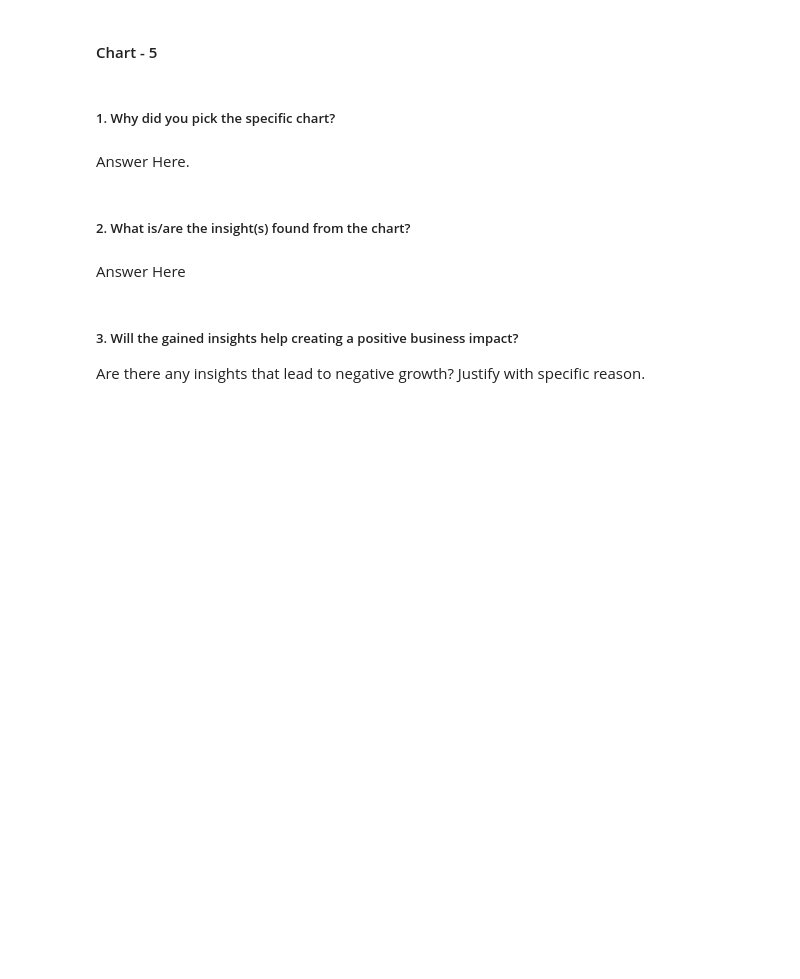
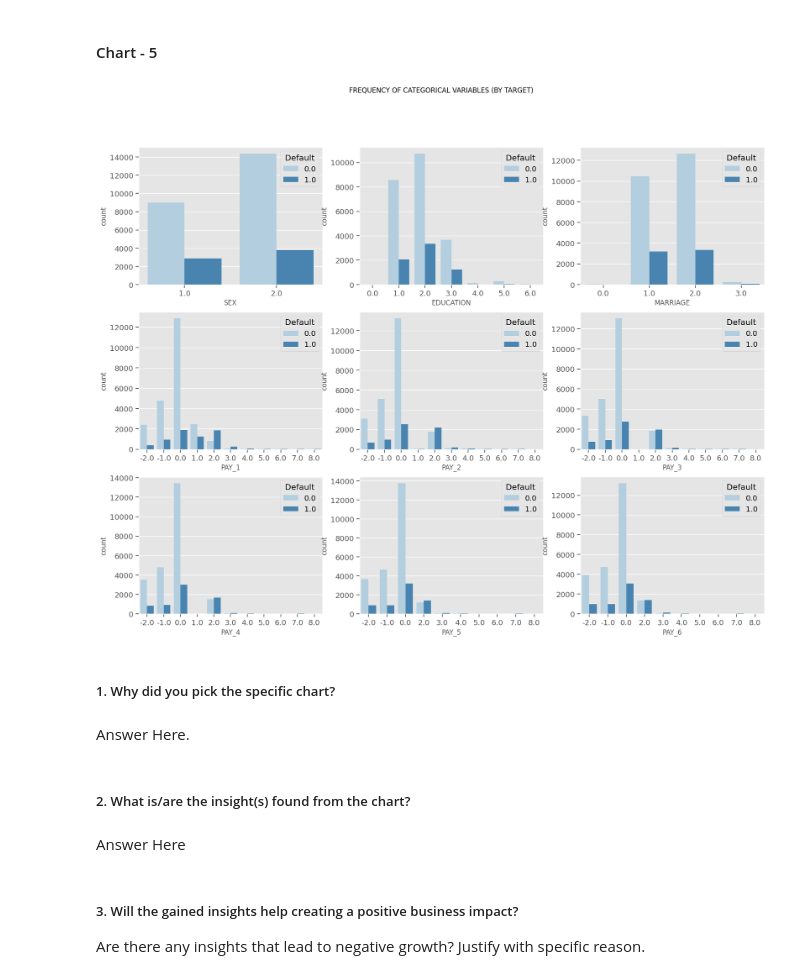
Before and after one commit to Navjotkhatri/Credit-Card-Default-Prediction, a Jupyter notebook: Credit_Card_Default_Prediction.ipynb, the cells around one changed output. Drawn from its saved outputs; the diff is of its cells as text; code cells hidden in the pictures; blank space fills up the shorter version.

```diff
--- a/Credit_Card_Default_Prediction.ipynb
+++ b/Credit_Card_Default_Prediction.ipynb
@@ -441,3 +490,22 @@ Answer Here
+# %%
+# Chart - 5 visualization code
+# Creating a new dataframe with categorical variables
+subset = cr_df[['SEX', 'EDUCATION', 'MARRIAGE', 'PAY_1', 'PAY_2', 'PAY_3', 'PAY_4',
+               'PAY_5', 'PAY_6', 'Default']]
+
+f, axes = plt.subplots(3, 3, figsize=(20, 15), facecolor='white')
+f.suptitle('FREQUENCY OF CATEGORICAL VARIABLES (BY TARGET)')
+ax1 = sns.countplot(x="SEX", hue="Default", data=subset, palette="Blues", ax=axes[0,0])
+ax2 = sns.countplot(x="EDUCATION", hue="Default", data=subset, palette="Blues",ax=axes[0,1])
+ax3 = sns.countplot(x="MARRIAGE", hue="Default", data=subset, palette="Blues",ax=axes[0,2])
+ax4 = sns.countplot(x="PAY_1", hue="Default", data=subset, palette="Blues", ax=axes[1,0])
+ax5 = sns.countplot(x="PAY_2", hue="Default", data=subset, palette="Blues", ax=axes[1,1])
+ax6 = sns.countplot(x="PAY_3", hue="Default", data=subset, palette="Blues", ax=axes[1,2])
+ax7 = sns.countplot(x="PAY_4", hue="Default", data=subset, palette="Blues", ax=axes[2,0])
+ax8 = sns.countplot(x="PAY_5", hue="Default", data=subset, palette="Blues", ax=axes[2,1])
+ax9 = sns.countplot(x="PAY_6", hue="Default", data=subset, palette="Blues", ax=axes[2,2]);
+# %% [output]
+[figure, added]
 # %% [markdown]
 ##### 1. Why did you pick the specific chart?
 # %% [markdown]
```
Also changed, not shown: parts of 12 cells of this notebook.
